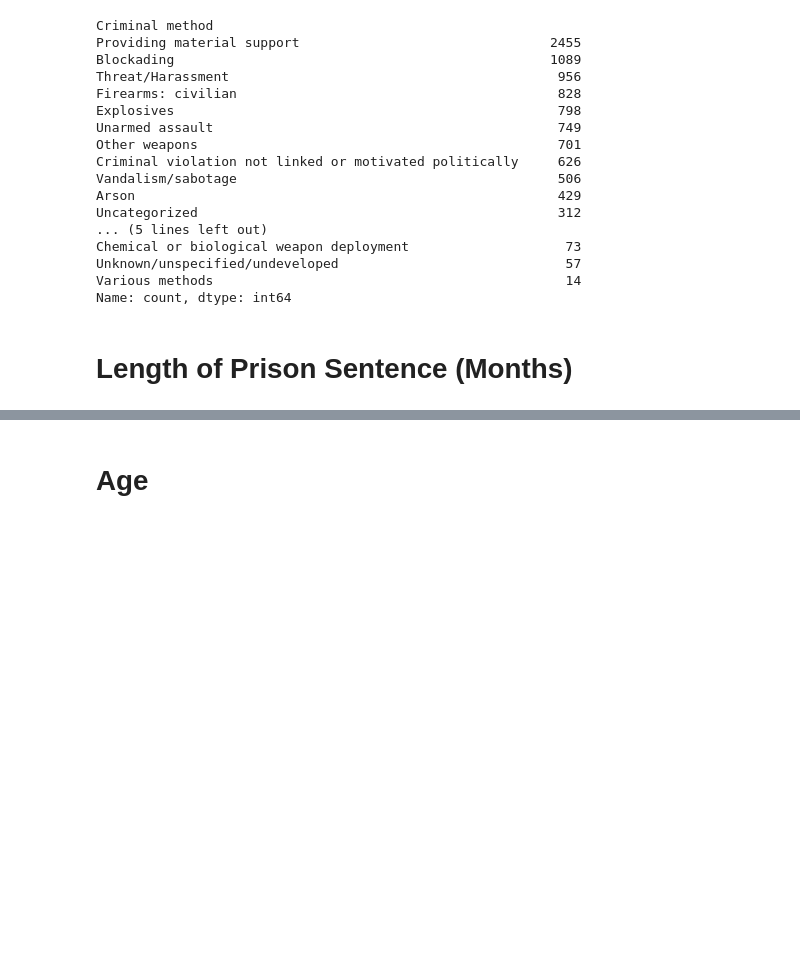
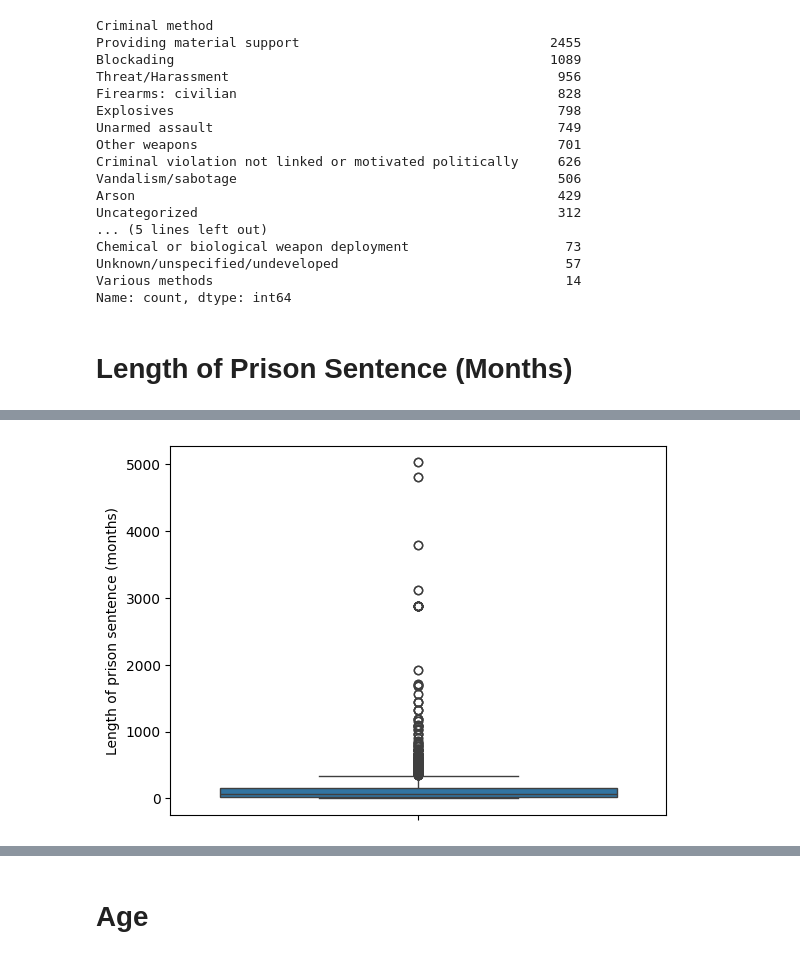
Before and after one commit to AwpData/INFO-371-Stuff, a Jupyter notebook: Group Project/data-cleaning.ipynb, the cells around one changed output, grey strips where cells are left out. Saved outputs shown, nothing was run; the diff lists cells and outputs as text; code cells hidden in the pictures; blank space fills up the shorter version.

```diff
--- a/Group Project/data-cleaning.ipynb
+++ b/Group Project/data-cleaning.ipynb
@@ -180,0 +181,4 @@ sns.despine()
+# %%
+_ = sns.boxplot(data[data['Length of prison sentence (months)'] > 0]['Length of prison sentence (months)'])
+# %% [output]
+[figure, added]
```
Also changed, not shown: parts of 6 cells of this notebook, 2 other files.
